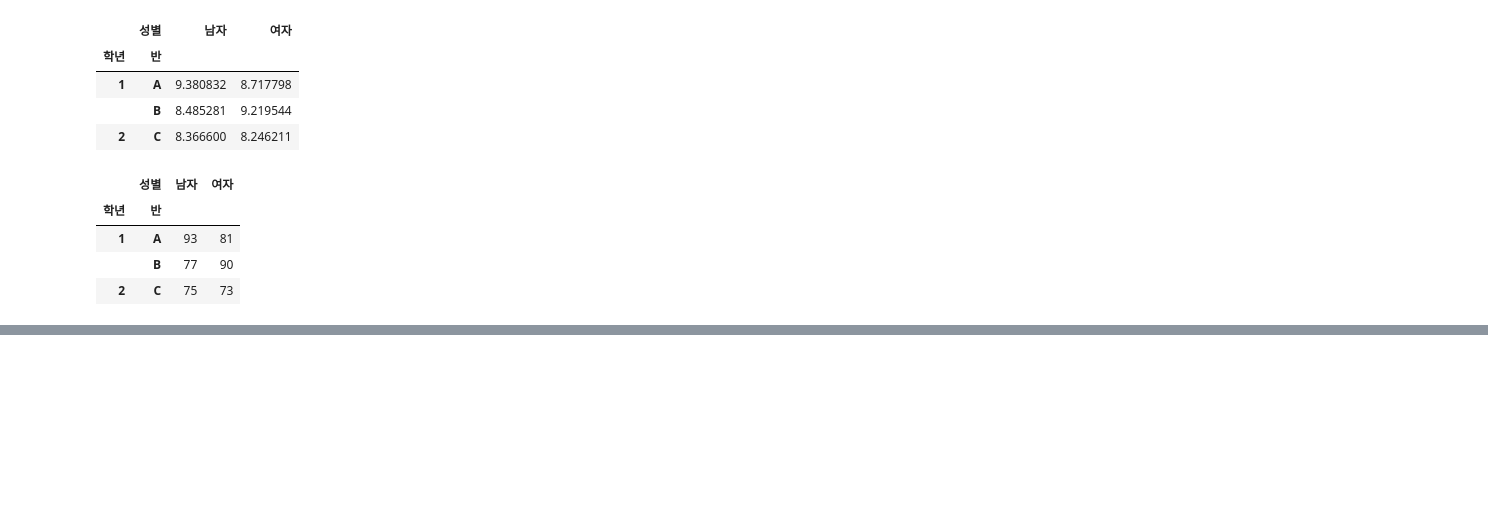
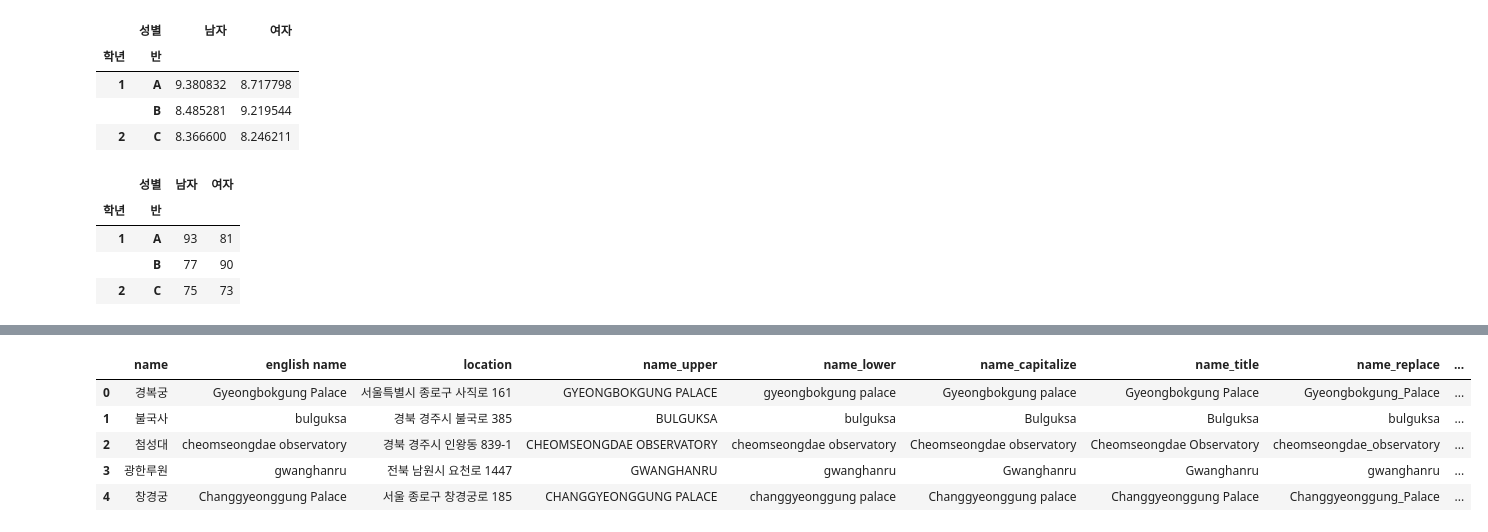
Before and after one commit to shbang-cmd/python_onebook, a Jupyter notebook: 파이썬한권으로끝내기_2장.ipynb, the cells around one changed output, grey strips where cells are left out. Cells and saved outputs as stored; diff of their text form; code cells hidden in the pictures; blank space fills up the shorter version.

```diff
--- a/파이썬한권으로끝내기_2장.ipynb
+++ b/파이썬한권으로끝내기_2장.ipynb
@@ -1175,0 +1242,5 @@ score.apply(plus_five)
+# %%
+# capitalize() : 문자열의 첫번째문자만 대문자로 변환, title() : 띄어쓰기 단위의 단어 첫번째문자만 대문자로 변환
+landmark['name_capitalize'] = landmark['english name'].str.capitalize()
+landmark['name_title'] = landmark['english name'].str.title()
+landmark[['english name', 'name_capitalize', 'name_title']]
@@ -1175,0 +1311,5 @@ score.apply(plus_five)
+# %%
+# 문자열 치환
+# 공백문자를 _으로 치환
+landmark['name_replace'] = landmark['english name'].str.replace(' ', '_')
+landmark
@@ -1175,0 +1323,6 @@ score.apply(plus_five)
+# %%
+# 지역명을 단순화하여 치환
+landmark['simple'] = landmark['location'].str.replace("서울특별시", '서울')\
+                                        .str.replace("경북 경주시", '경주')\
+                                        .str.replace("전북 남원시", '남원')
+landmark[['name_replace', 'location', 'simple']]
@@ -1175,0 +1336,5 @@ score.apply(plus_five)
+# %%
+# extract()를 사용하면 정규표현식(Regular Expression)으로 특정 패턴 추출 가능
+# '경주'가 들어간 문자열 추출
+landmark['Detailed address'] = landmark['location'].str.extract('(경주)')
+landmark[['name', 'location', 'Detailed address']]
@@ -1175,0 +1348,11 @@ score.apply(plus_five)
+# %%
+# 상세주소만 추출해보자.
+landmark['Detailed address'] = landmark['location'].str.extract('(\d+=?\d+)')
+landmark
+# %% [output]
+|  | name | english name | location | name_upper | name_lower | name_capitalize | name_title | name_replace | ... |
+| 0 | 경복궁 | Gyeongbokgung Palace | 서울특별시 종로구 사직로 161 | GYEONGBOKGUNG PALACE | gyeongbokgung palace | Gyeongbokgung palace | Gyeongbokgung Palace | Gyeongbokgung_Palace | ... |
+| 1 | 불국사 | bulguksa | 경북 경주시 불국로 385 | BULGUKSA | bulguksa | Bulguksa | Bulguksa | bulguksa | ... |
+| 2 | 첨성대 | cheomseongdae observatory | 경북 경주시 인왕동 839-1 | CHEOMSEONGDAE OBSERVATORY | cheomseongdae observatory | Cheomseongdae observatory | Cheomseongdae Observatory | cheomseongdae_observatory | ... |
+| 3 | 광한루원 | gwanghanru | 전북 남원시 요천로 1447 | GWANGHANRU | gwanghanru | Gwanghanru | Gwanghanru | gwanghanru | ... |
+| 4 | 창경궁 | Changgyeonggung Palace | 서울 종로구 창경궁로 185 | CHANGGYEONGGUNG PALACE | changgyeonggung palace | Changgyeonggung palace | Changgyeonggung Palace | Changgyeonggung_Palace | ... |
```
Also changed, not shown: parts of 18 cells of this notebook.
